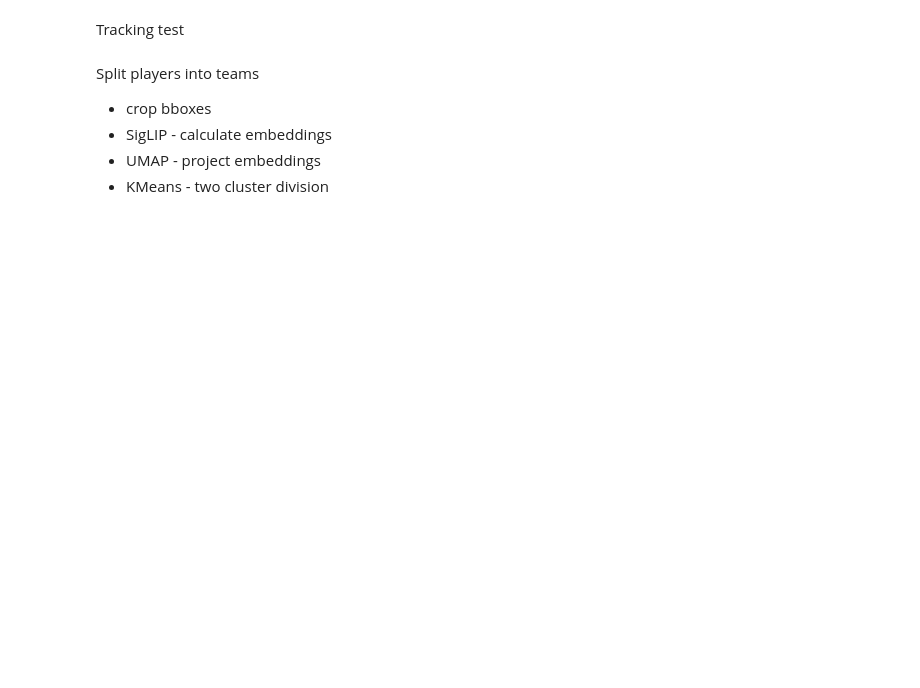
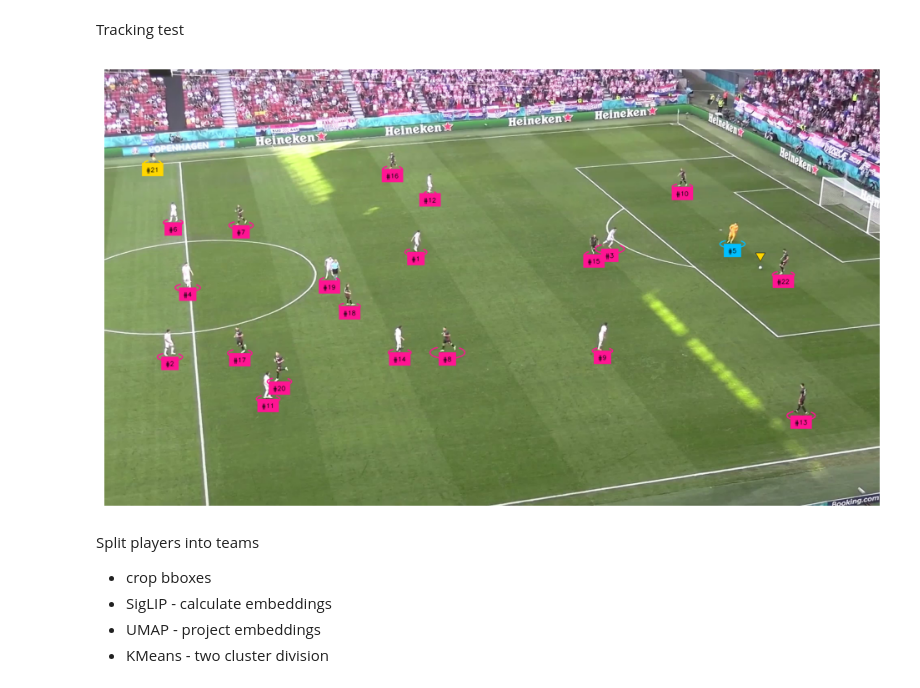
Before and after one commit to ppedro20/VirtIAFut, a Jupyter notebook: research/identification/detections-to-coords.ipynb, the cells around one changed output. Drawn from its saved outputs; the diff is of its cells as text; code cells hidden in the pictures; blank space fills up the shorter version.

Commit message:
subsets of data

```diff
--- a/research/identification/detections-to-coords.ipynb
+++ b/research/identification/detections-to-coords.ipynb
@@ -9,7 +9,7 @@ ROBOFLOW_API_KEY = 'tCy476DHnSoq6mwGtVpp'
 PLAYER_DETECTION_MODEL_ID = 'football-players-detection-3zvbc/2'
 PLAYER_DETECTION_MODEL = get_model(PLAYER_DETECTION_MODEL_ID, ROBOFLOW_API_KEY)
 
-SOURCE_VIDEO_PATH = "../data/videos/full-half.mp4"
+SOURCE_VIDEO_PATH = "../data/videos/new-5s.mp4"
 # %%
 ellipse_annotator = sv.EllipseAnnotator(
     color=sv.ColorPalette.from_hex(['#00BFFF', '#FF1493', '#FFD700']), #blue, pink, yellow
@@ -35,39 +35,41 @@ BALL_ID = 0
 tracker = sv.ByteTrack()
 tracker.reset()
 
-frame_generator = sv.get_video_frames_generator(SOURCE_VIDEO_PATH,start=200)
+frame_generator = sv.get_video_frames_generator(SOURCE_VIDEO_PATH)
 frame = next(frame_generator)
 
 result = PLAYER_DETECTION_MODEL.infer(frame, confidence=0.3)[0]
 detections = sv.Detections.from_inference(result)
 
 ball_detections = detections[detections.class_id == BALL_ID]
 ball_detections.xyxy = sv.pad_boxes(xyxy=ball_detections.xyxy, px=10)
 
 all_detections = detections[detections.class_id != BALL_ID]
 all_detections = all_detections.with_nms(threshold=0.5, class_agnostic=True)
 all_detections.class_id -= 1 # remove ball class id
 all_detections = tracker.update_with_detections(detections=all_detections)
 
 labels = [
     f"#{tracker_id}"
     for tracker_id
     in all_detections.tracker_id
 ]
 
 annotated_frame = frame.copy()
 annotated_frame = ellipse_annotator.annotate(
     scene=annotated_frame,
     detections=all_detections)
 annotated_frame = label_annotator.annotate(
     scene=annotated_frame,
     detections=all_detections,
     labels=labels)
 annotated_frame = triangle_annotator.annotate(
     scene=annotated_frame,
     detections=ball_detections)
 
 sv.plot_image(annotated_frame)
+# %% [output]
+[figure, added]
 # %% [markdown]
 Split players into teams
 - crop bboxes
```
Also changed, not shown: parts of 7 cells of this notebook, 20 other files.
